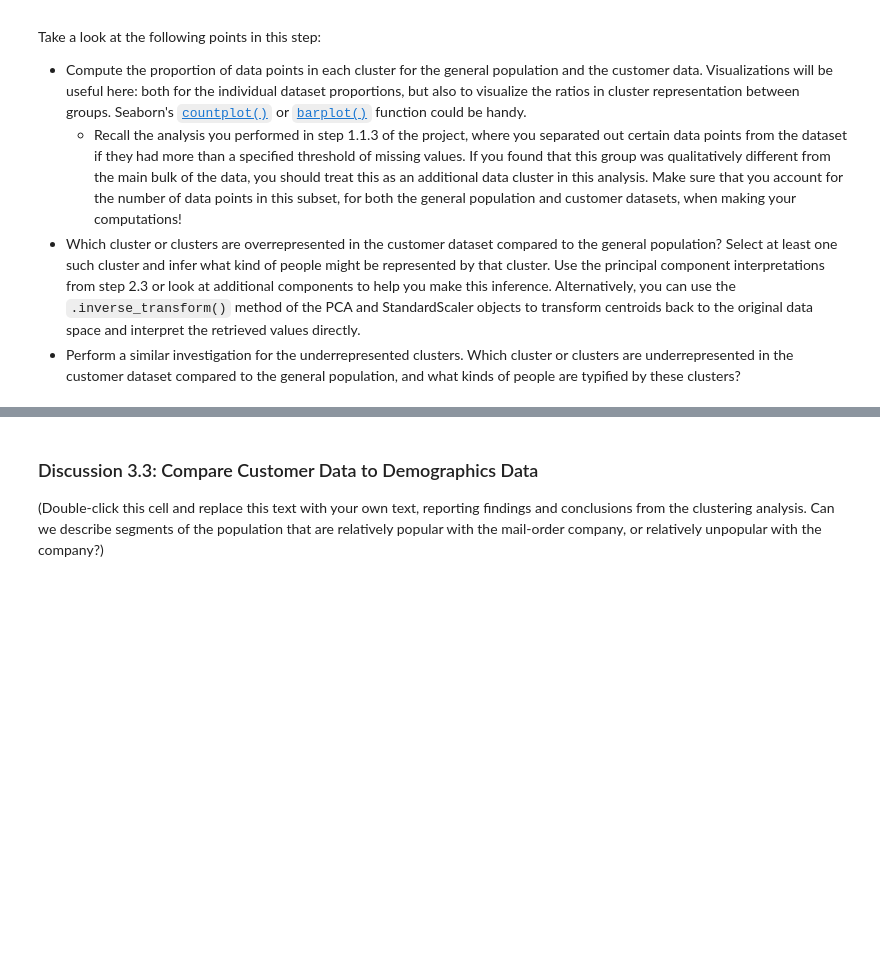
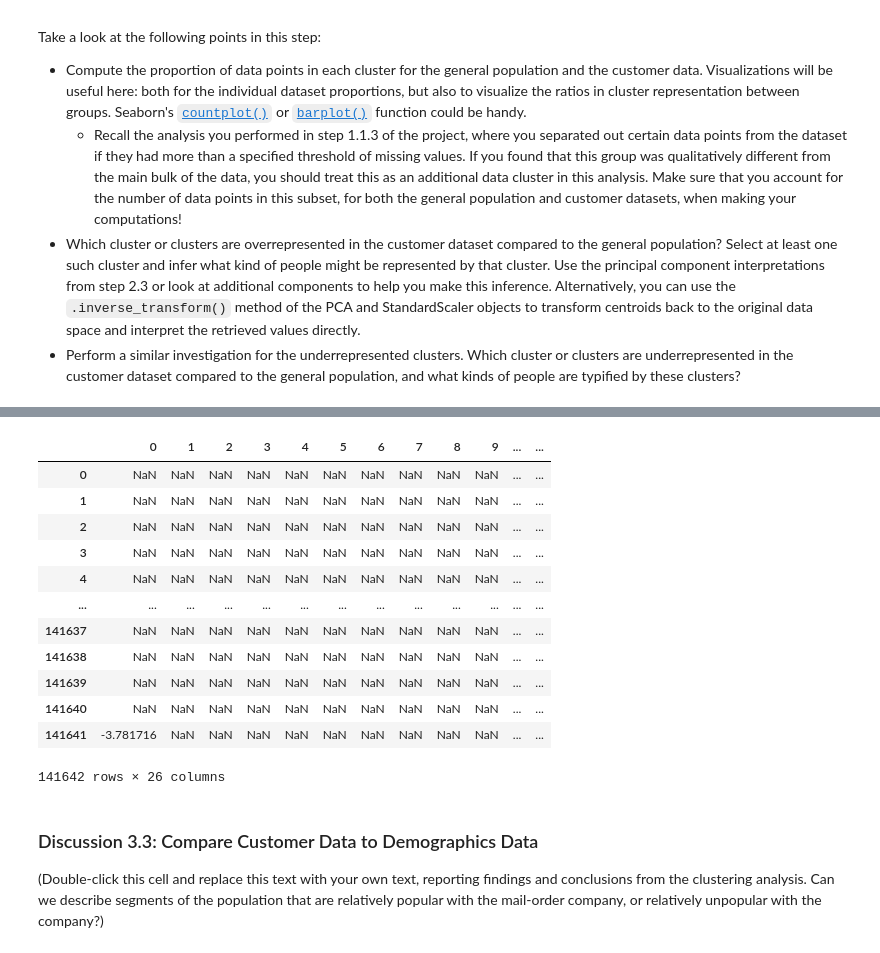
Before and after one commit to dguevar1/identify_customer_segments, a Jupyter notebook: Identify_Customer_Segments.ipynb, the cells around one changed output, grey strips where cells are left out. Drawn from its saved outputs; the diff is of its cells as text; code cells hidden in the pictures; blank space fills up the shorter version.

```diff
--- a/Identify_Customer_Segments.ipynb
+++ b/Identify_Customer_Segments.ipynb
@@ -2814,0 +3030,16 @@ Take a look at the following points in this step:
+# %%
+pca_cluster
+# %% [output]
+|  | 0 | 1 | 2 | 3 | 4 | 5 | 6 | 7 | 8 | 9 | ... | ... |
+| 0 | NaN | NaN | NaN | NaN | NaN | NaN | NaN | NaN | NaN | NaN | ... | ... |
+| 1 | NaN | NaN | NaN | NaN | NaN | NaN | NaN | NaN | NaN | NaN | ... | ... |
+| 2 | NaN | NaN | NaN | NaN | NaN | NaN | NaN | NaN | NaN | NaN | ... | ... |
+| 3 | NaN | NaN | NaN | NaN | NaN | NaN | NaN | NaN | NaN | NaN | ... | ... |
+| 4 | NaN | NaN | NaN | NaN | NaN | NaN | NaN | NaN | NaN | NaN | ... | ... |
+| ... | ... | ... | ... | ... | ... | ... | ... | ... | ... | ... | ... | ... |
+| 141637 | NaN | NaN | NaN | NaN | NaN | NaN | NaN | NaN | NaN | NaN | ... | ... |
+| 141638 | NaN | NaN | NaN | NaN | NaN | NaN | NaN | NaN | NaN | NaN | ... | ... |
+| 141639 | NaN | NaN | NaN | NaN | NaN | NaN | NaN | NaN | NaN | NaN | ... | ... |
+| 141640 | NaN | NaN | NaN | NaN | NaN | NaN | NaN | NaN | NaN | NaN | ... | ... |
+| 141641 | -3.781716 | NaN | NaN | NaN | NaN | NaN | NaN | NaN | NaN | NaN | ... | ... |
+141642 rows × 26 columns
```
Also changed, not shown: parts of 34 cells of this notebook.
